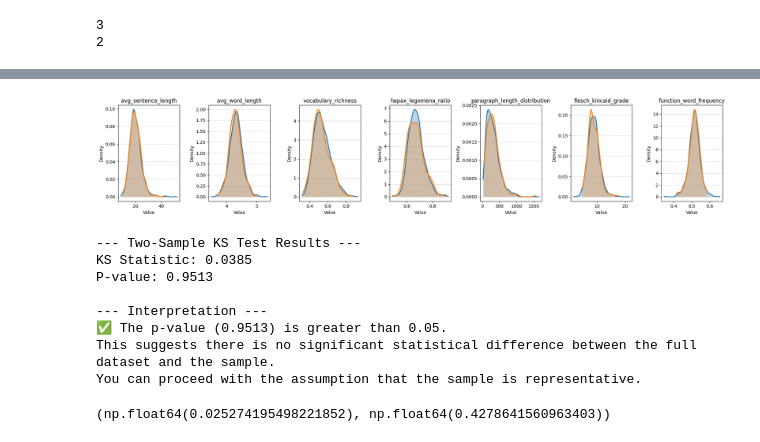
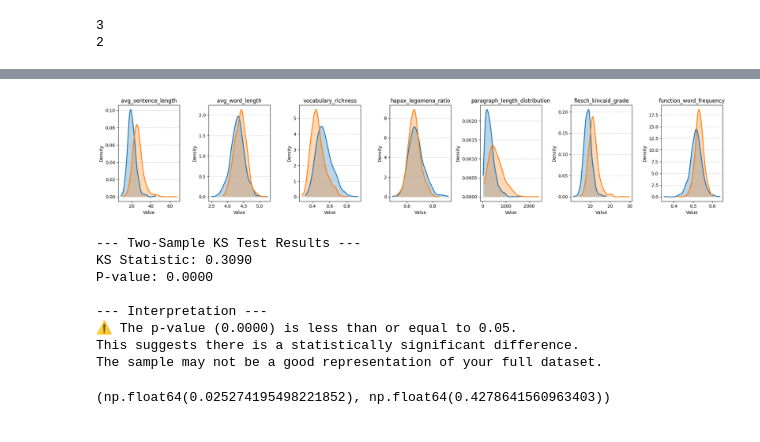
Before and after one commit to rkdan/style-bench, a Jupyter notebook: doodling.ipynb, the cells around one changed output, grey strips where cells are left out. Saved outputs shown, nothing was run; the diff lists cells and outputs as text; code cells hidden in the pictures.

Commit message:
add second dataset

```diff
--- a/doodling.ipynb
+++ b/doodling.ipynb
@@ -14,14 +18,12 @@ print(damerau_levenshtein(s1, s2))
 # %%
 # extract texts using the function
-answers = extract_texts("data/B2_approved_pairs.json", "answer")
-questions = extract_texts("data/B2_approved_pairs.json", "question")
+bush = extract_texts("data/B2_approved_pairs.json", "answer")
+obama = extract_texts("data/O2_approved_pairs.json", "answer")
 
-# Select a random sample of 100 answers
+# sample without replacement 793 texts from bush
 import random
 
-sample_size = 200
-# random.seed(42)  # For reproducibility
-sampled_answers = random.sample(answers, sample_size)
+bush = random.sample(bush, 793)
 # %%
 from src.style_bench.style import StyleMetrics
 metrics = StyleMetrics()
@@ -35,50 +41,51 @@ metrics = StyleMetrics()
 [nltk_data]   Package averaged_perceptron_tagger is already up-to-
 [nltk_data]       date!
 # %%
-answer_metrics = metrics.get_distributions(answers)
-sample_metrics = metrics.get_distributions(sampled_answers)
+bush_metrics = metrics.get_distributions(bush)
+obam_metrics = metrics.get_distributions(obama)
 # %%
 # Display the distributions
+from scipy.stats import gaussian_kde
 
 import matplotlib.pyplot as plt
 import numpy as np
 
 # a single line of subplots
 fig, axs = plt.subplots(1, 7, figsize=(20, 4))
-for i, name in enumerate(answer_metrics.metric_names):
-    answer_data = getattr(answer_metrics, name)
+for i, name in enumerate(bush_metrics.metric_names):
+    bush_data = getattr(bush_metrics, name)
 
     # Create KDE
-    answer_kde = gaussian_kde(answer_data)
-    x_range = np.linspace(min(answer_data), max(answer_data), 1000)
+    answer_kde = gaussian_kde(bush_data)
+    x_range = np.linspace(min(bush_data), max(bush_data), 1000)
     answer_density = answer_kde(x_range)
 
     axs[i].plot(x_range, answer_density, linewidth=2)
     axs[i].fill_between(x_range, answer_density, alpha=0.3)
 
-    sample_data = getattr(sample_metrics, name)
-    sample_kde = gaussian_kde(sample_data)
-    x_range = np.linspace(min(sample_data), max(sample_data), 1000)
+    obama_data = getattr(obam_metrics, name)
+    sample_kde = gaussian_kde(obama_data)
+    x_range = np.linspace(min(obama_data), max(obama_data), 1000)
     sample_density = sample_kde(x_range)
 
     axs[i].plot(x_range, sample_density, linewidth=2)
     axs[i].fill_between(x_range, sample_density, alpha=0.3)
 
     axs[i].set_title(name)
     axs[i].set_xlabel('Value')
     axs[i].set_ylabel('Density')
     axs[i].grid(axis='y', linestyle='--', alpha=0.7)
 
 plt.tight_layout()
 plt.show()
 # %% [output]
-[figure, old version]
+[figure, new version]
 # %%
 from scipy.stats import kstest
 
 from scipy.stats import ks_2samp
 
-ks_statistic, p_value = ks_2samp(answer_data, sample_data)
+ks_statistic, p_value = ks_2samp(bush_data, obama_data)
 
 
 # --- 3. Print and Interpret the Results ---
@@ -97,13 +104,13 @@ else:
     print("The sample may not be a good representation of your full dataset.")
 # %% [output]
 --- Two-Sample KS Test Results ---
-KS Statistic: 0.0385
-P-value: 0.9513
+KS Statistic: 0.3090
+P-value: 0.0000
 
 --- Interpretation ---
-✅ The p-value (0.9513) is greater than 0.05.
-This suggests there is no significant statistical difference between the full dataset and the sample.
-You can proceed with the assumption that the sample is representative.
+⚠️ The p-value (0.0000) is less than or equal to 0.05.
+This suggests there is a statistically significant difference.
+The sample may not be a good representation of your full dataset.
 # %%
 ks_stat, p_value
 # %% [output]
```
Also changed, not shown: parts of 2 cells of this notebook.
